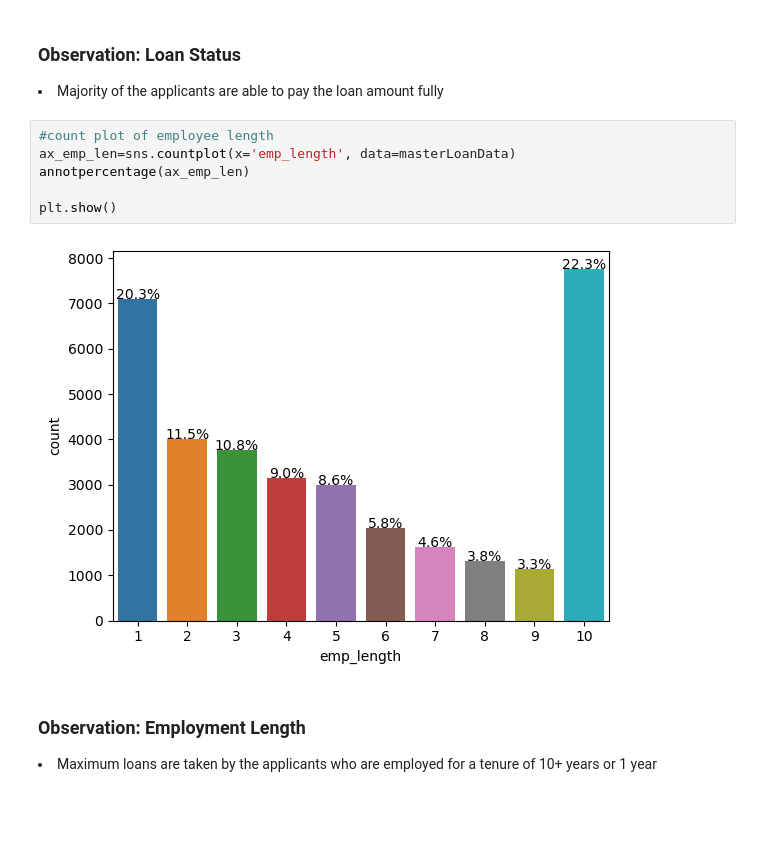
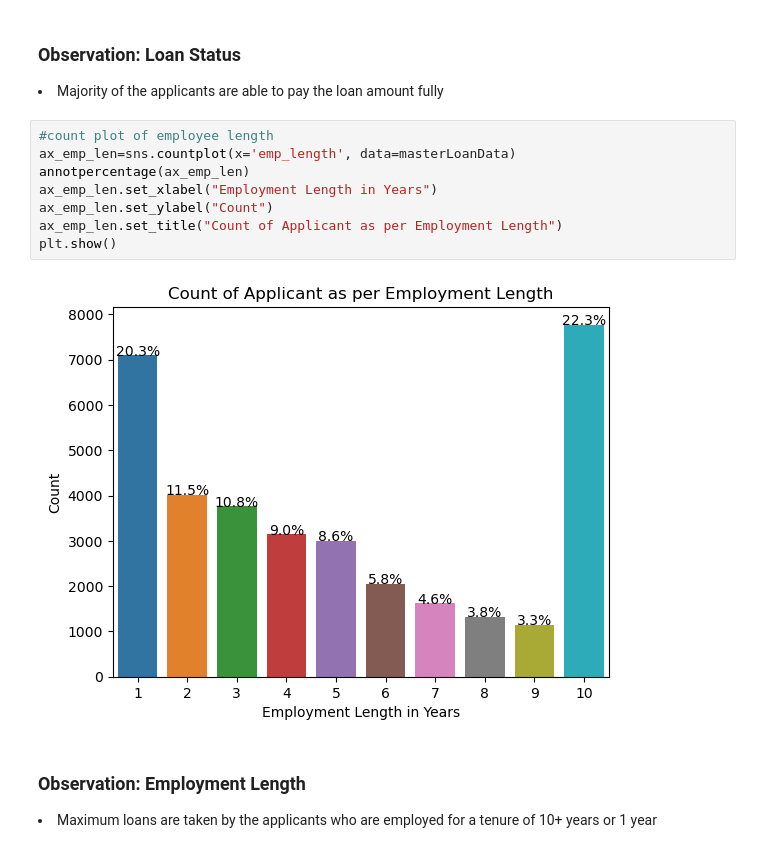
Before and after one commit to VishakhaItankar/LendingClubCaseStudy, a Jupyter notebook: Vishakha_Itankar.ipynb, the cells around one changed output. Saved outputs shown, nothing was run; the diff lists cells and outputs as text; blank space fills up the shorter version.

```diff
--- a/Vishakha_Itankar.ipynb
+++ b/Vishakha_Itankar.ipynb
@@ -365,11 +368,13 @@ plt.show()
 # %%
 #count plot of employee length
 ax_emp_len=sns.countplot(x='emp_length', data=masterLoanData)
 annotpercentage(ax_emp_len)
-
+ax_emp_len.set_xlabel("Employment Length in Years")
+ax_emp_len.set_ylabel("Count")
+ax_emp_len.set_title("Count of Applicant as per Employment Length")
 plt.show()
 # %% [output]
-[figure, old version]
+[figure, new version]
 # %% [markdown]
 ### Observation: Employment Length
 <li>Maximum loans are taken by the applicants who are employed for a tenure of 10+ years or 1 year
```
Also changed, not shown: parts of 24 cells of this notebook, 1 other file.
